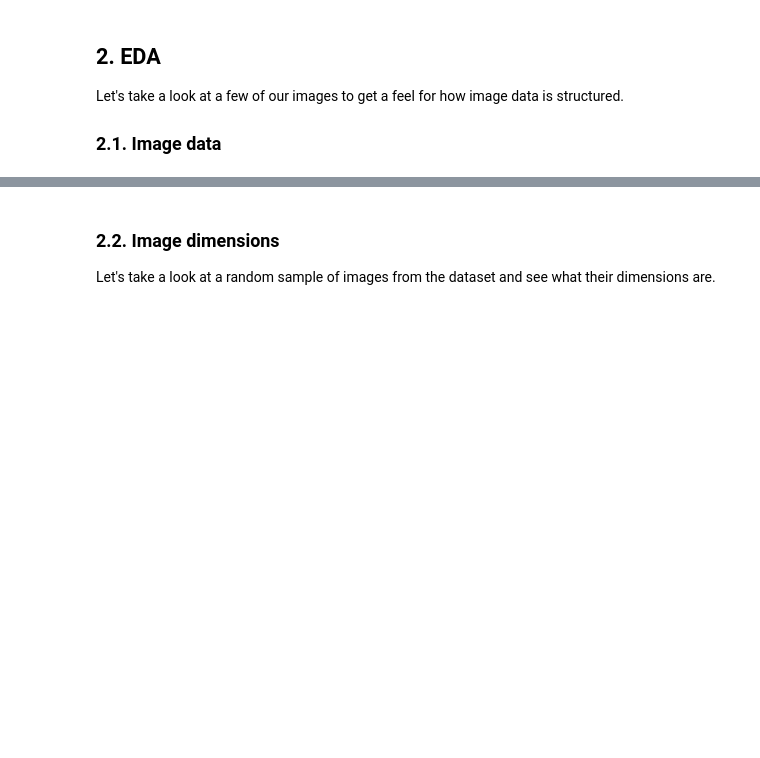
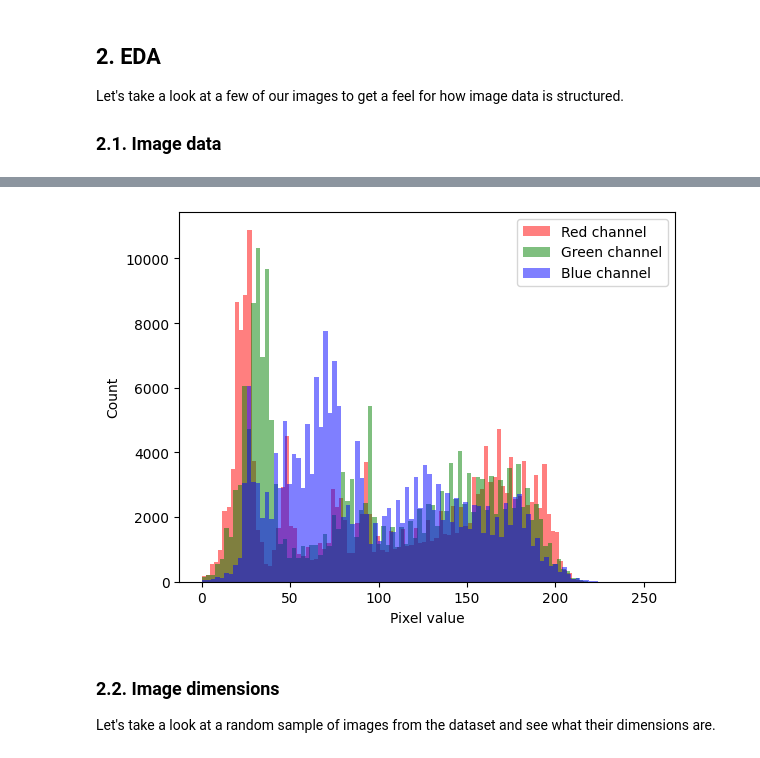
Before and after one commit to 4GeeksAcademy/helloklow-image-classification-project, a Jupyter notebook: src/mvp.ipynb, the cells around one changed output, grey strips where cells are left out. Drawn from its saved outputs; the diff is of its cells as text; code cells hidden in the pictures; blank space fills up the shorter version.

```diff
--- a/src/mvp.ipynb
+++ b/src/mvp.ipynb
@@ -51,13 +49,13 @@ Let's take a look at a few of our images to get a feel for how image data is str
 ### 2.1. Image data
 # %%
 # Load one of the images as an array and look at it's shape - what do you see, what are the dimensions? Are they what you expect?
+# Load one of the dogs
+dog=image.load_img(training_dogs[0])
 
-# load the image and convert into numpy array
-img = Image.open('../data/train/cat/cat.9121.jpg')
+# And convert it to an array - this is how TensorFlow will handel the data
+dog=image.img_to_array(dog)
 
-# asarray() class is used to convert PIL images into NumPy arrays
-numpydata = asarray(img)
-
-#  shape
-print(numpydata.shape)
+# Take a look at some properties of the object
+print(f'Image data is: {type(dog)}')
+print(f'Image data shape: {dog.shape}')
 # %% [output]
@@ -70,3 +64,14 @@ ValueError: x must have 2 or fewer dimensions
+# %%
+# Plot a histogram of the three 2D arrays which comprise the image. What do you see?
+plt.hist(dog[:,:,0].flatten(), bins=100, color='red', alpha=0.5, label='Red channel')
+plt.hist(dog[:,:,1].flatten(), bins=100, color='green', alpha=0.5, label='Green channel')
+plt.hist(dog[:,:,2].flatten(), bins=100, color='blue', alpha=0.5, label='Blue channel')
+plt.xlabel('Pixel value')
+plt.ylabel('Count')
+plt.legend(loc='best')
+plt.show()
+# %% [output]
+[figure, added]
 # %% [markdown]
 ### 2.2. Image dimensions
 
```
Also changed, not shown: parts of 11 cells of this notebook.
